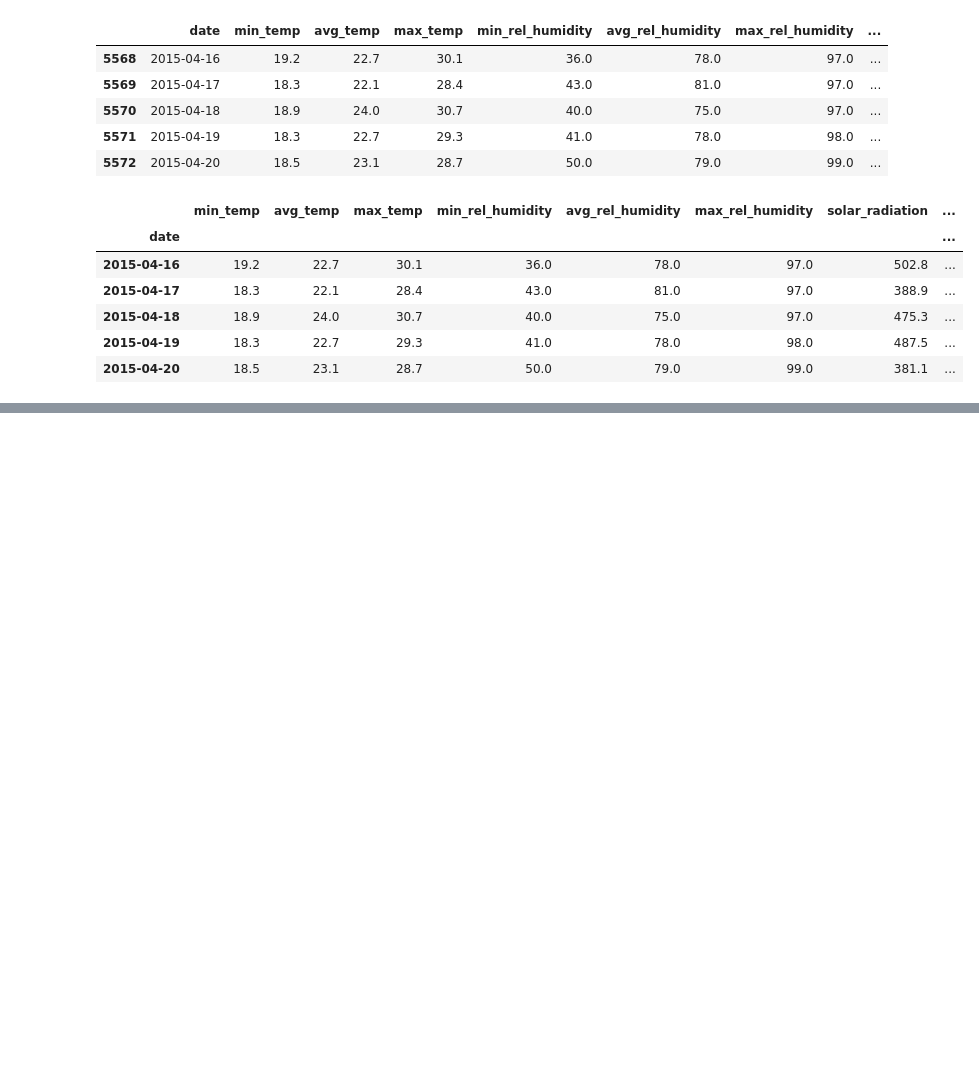
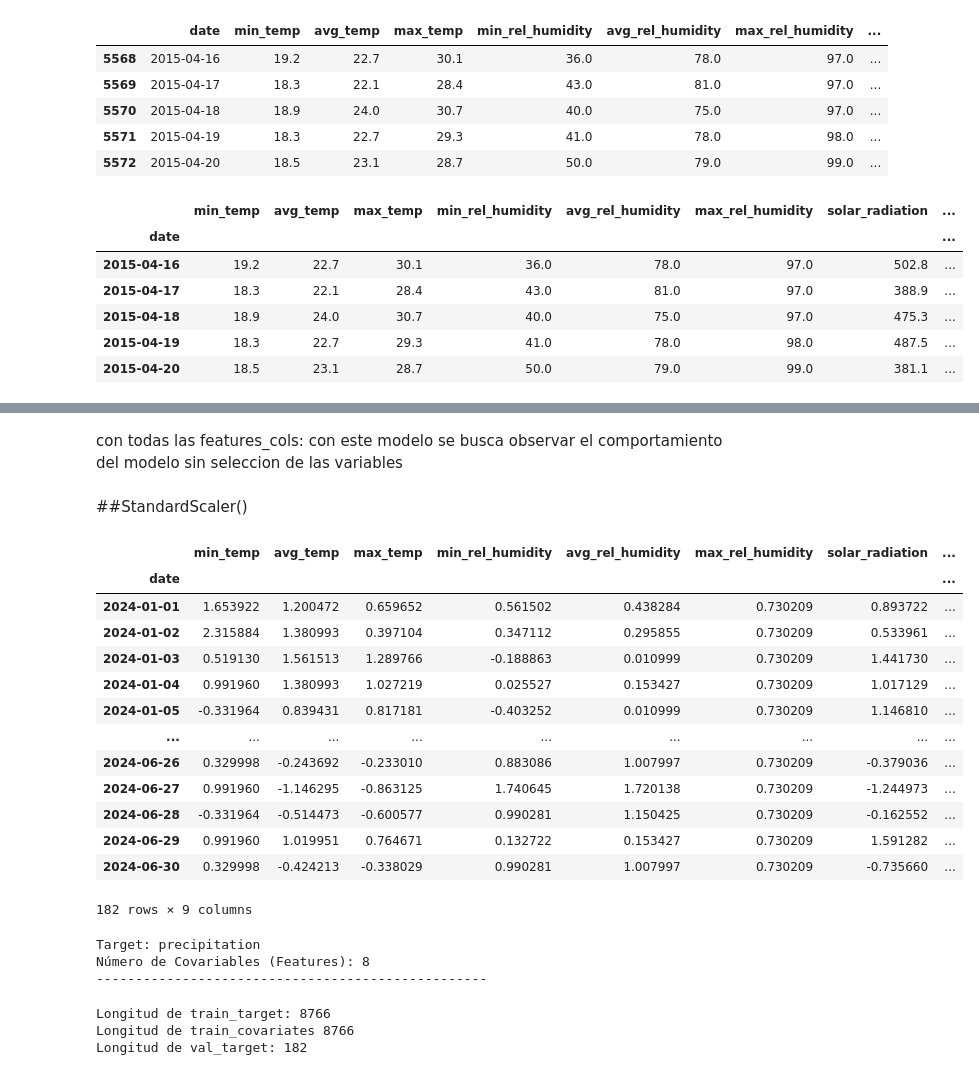
Before and after one commit to Laura9704/Fundamentos_MCD, a Jupyter notebook: Modelo_RNN.ipynb, the cells around one changed output, grey strips where cells are left out. Cells and saved outputs as stored; diff of their text form; code cells hidden in the pictures; blank space fills up the shorter version.

```diff
--- a/Modelo_RNN.ipynb
+++ b/Modelo_RNN.ipynb
@@ -342,0 +450,43 @@ df_imputado.loc['2015-04-16':'2015-04-20']
+# %% [markdown]
+con todas las features_cols: con este modelo se busca observar el comportamiento del modelo sin seleccion de las variables
+# %% [markdown]
+##StandardScaler()
+# %%
+#Guardamos los elementos clave antes de transformar
+column_names = train1_df.columns
+train_index = train1_df.index  # <- Guardamos el índice original del set de entrenamiento
+val_index = val1_df.index      # <- Guardamos el índice original del set de validación
+
+
+scaler = StandardScaler().fit(train1_df)
+train1_df = scaler.transform(train1_df)
+val1_df = scaler.transform(val1_df)
+# %%
+train1_df = pd.DataFrame(
+    train1_df,
+    columns=column_names,
+    index=train_index  # <-- Usamos el índice guardado
+)
+
+val1_df = pd.DataFrame(
+    val1_df,
+    columns=column_names,
+    index=val_index    # <-- Usamos el índice guardado
+)
+# %%
+val1_df
+# %% [output]
+|  | min_temp | avg_temp | max_temp | min_rel_humidity | avg_rel_humidity | max_rel_humidity | solar_radiation | ... |
+| date |  |  |  |  |  |  |  | ... |
+| 2024-01-01 | 1.653922 | 1.200472 | 0.659652 | 0.561502 | 0.438284 | 0.730209 | 0.893722 | ... |
+| 2024-01-02 | 2.315884 | 1.380993 | 0.397104 | 0.347112 | 0.295855 | 0.730209 | 0.533961 | ... |
+| 2024-01-03 | 0.519130 | 1.561513 | 1.289766 | -0.188863 | 0.010999 | 0.730209 | 1.441730 | ... |
+| 2024-01-04 | 0.991960 | 1.380993 | 1.027219 | 0.025527 | 0.153427 | 0.730209 | 1.017129 | ... |
+| 2024-01-05 | -0.331964 | 0.839431 | 0.817181 | -0.403252 | 0.010999 | 0.730209 | 1.146810 | ... |
+| ... | ... | ... | ... | ... | ... | ... | ... | ... |
+| 2024-06-26 | 0.329998 | -0.243692 | -0.233010 | 0.883086 | 1.007997 | 0.730209 | -0.379036 | ... |
+| 2024-06-27 | 0.991960 | -1.146295 | -0.863125 | 1.740645 | 1.720138 | 0.730209 | -1.244973 | ... |
+| 2024-06-28 | -0.331964 | -0.514473 | -0.600577 | 0.990281 | 1.150425 | 0.730209 | -0.162552 | ... |
+| 2024-06-29 | 0.991960 | 1.019951 | 0.764671 | 0.132722 | 0.153427 | 0.730209 | 1.591282 | ... |
+| 2024-06-30 | 0.329998 | -0.424213 | -0.338029 | 0.990281 | 1.007997 | 0.730209 | -0.735660 | ... |
+182 rows × 9 columns
@@ -342,0 +536,16 @@ df_imputado.loc['2015-04-16':'2015-04-20']
+# %%
+print(f"Target: {TARGET_COLUMN}")
+print(f"Número de Covariables (Features): {len(features_cols)}")
+print("-" * 50)
+# %% [output]
+Target: precipitation
+Número de Covariables (Features): 8
+--------------------------------------------------
+# %%
+print(f"Longitud de train_target: {len(train_target)}")
+print(f"Longitud de train_covariates {len(train_covariates)}")
+print(f"Longitud de val_target: {len(val_target)}")
+# %% [output]
+Longitud de train_target: 8766
+Longitud de train_covariates 8766
+Longitud de val_target: 182
```
Also changed, not shown: parts of 23 cells of this notebook.
